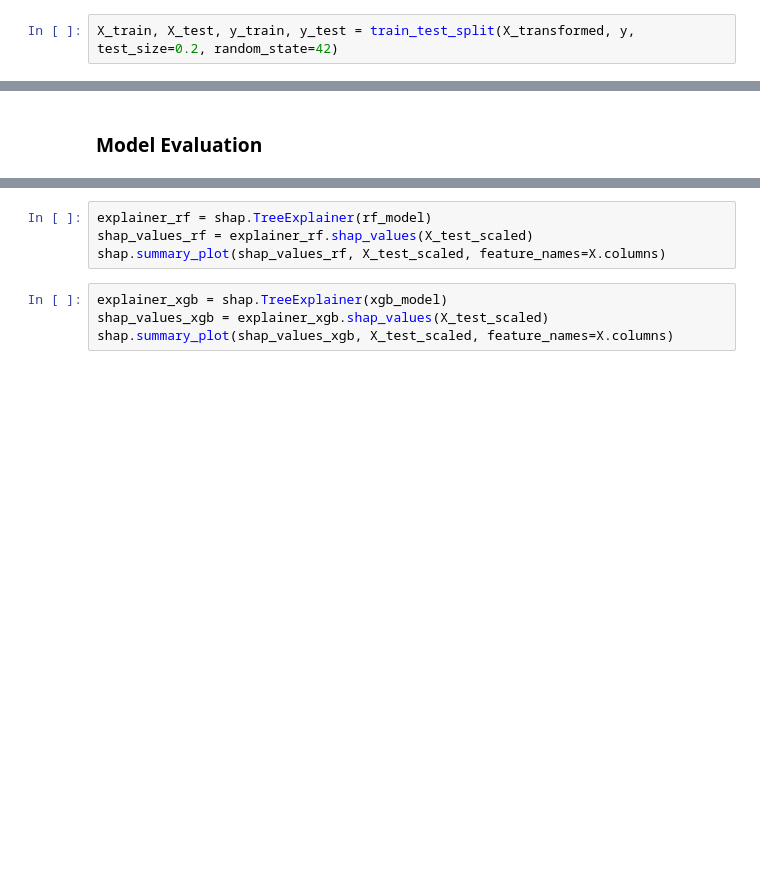
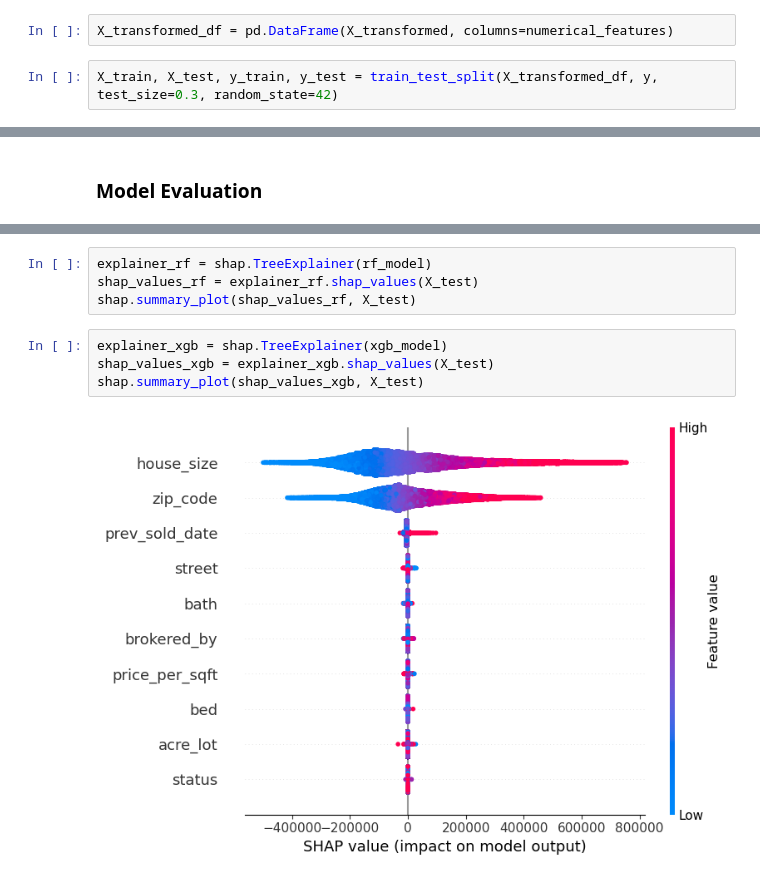
Before and after one commit to justintwoo/CSE6242-Team-72-Project, a Jupyter notebook: EDA.ipynb, the cells around one changed output, grey strips where cells are left out. Saved outputs shown, nothing was run; the diff lists cells and outputs as text; blank space fills up the shorter version.

```diff
--- a/EDA.ipynb
+++ b/EDA.ipynb
@@ -266,5 +343,7 @@ X_transformed = pipeline.fit_transform(X)
+# %%
+X_transformed_df = pd.DataFrame(X_transformed, columns=numerical_features)
 # %%
-X_train, X_test, y_train, y_test = train_test_split(X_transformed, y, test_size=0.2, random_state=42)
+X_train, X_test, y_train, y_test = train_test_split(X_transformed_df, y, test_size=0.3, random_state=42)
 # %% [markdown]
 ### Model Training
 # %%
@@ -338,8 +402,10 @@ house_size: 0.091
 # %%
 explainer_rf = shap.TreeExplainer(rf_model)
-shap_values_rf = explainer_rf.shap_values(X_test_scaled)
-shap.summary_plot(shap_values_rf, X_test_scaled, feature_names=X.columns)
+shap_values_rf = explainer_rf.shap_values(X_test)
+shap.summary_plot(shap_values_rf, X_test)
 # %%
 explainer_xgb = shap.TreeExplainer(xgb_model)
-shap_values_xgb = explainer_xgb.shap_values(X_test_scaled)
-shap.summary_plot(shap_values_xgb, X_test_scaled, feature_names=X.columns)
+shap_values_xgb = explainer_xgb.shap_values(X_test)
+shap.summary_plot(shap_values_xgb, X_test)
+# %% [output]
+[figure, added]
```
Also changed, not shown: parts of 22 cells of this notebook, 1 other file.
